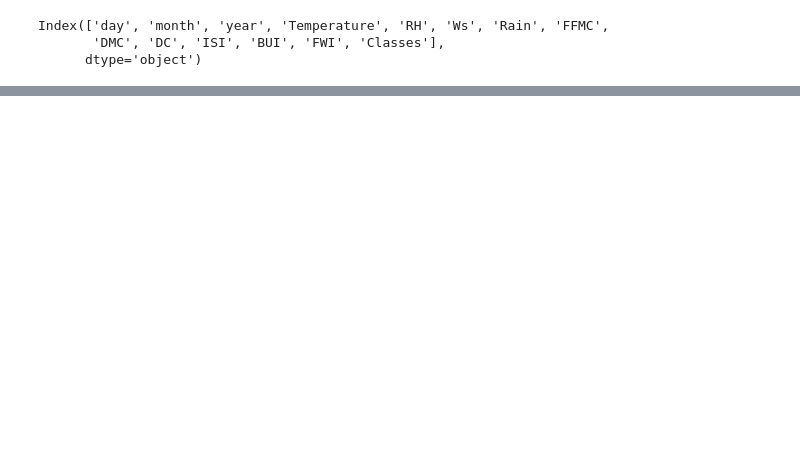
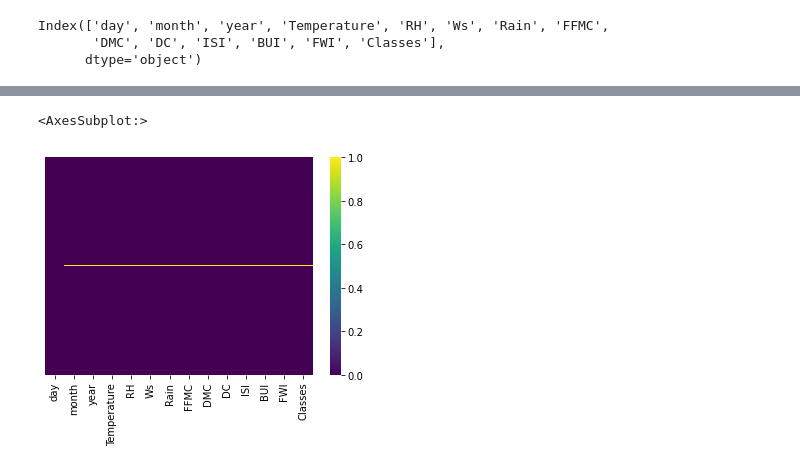
Before and after one commit to jisshub/Algerian-Forest-Fires-Prediction, a Jupyter notebook: Forest_Fire_Prediction.ipynb, the cells around one changed output, grey strips where cells are left out. Saved outputs shown, nothing was run; the diff lists cells and outputs as text; code cells hidden in the pictures; blank space fills up the shorter version.

```diff
--- a/Forest_Fire_Prediction.ipynb
+++ b/Forest_Fire_Prediction.ipynb
@@ -64,0 +139,5 @@ Index(['day', 'month', 'year', 'Temperature', 'RH', 'Ws', 'Rain', 'FFMC',
+# %%
+sns.heatmap(forest_fires_data.isnull(), xticklabels=True, yticklabels=False, cmap='viridis')
+# %% [output]
+<AxesSubplot:>
+[figure, added]
```
Also changed, not shown: parts of 22 cells of this notebook.
